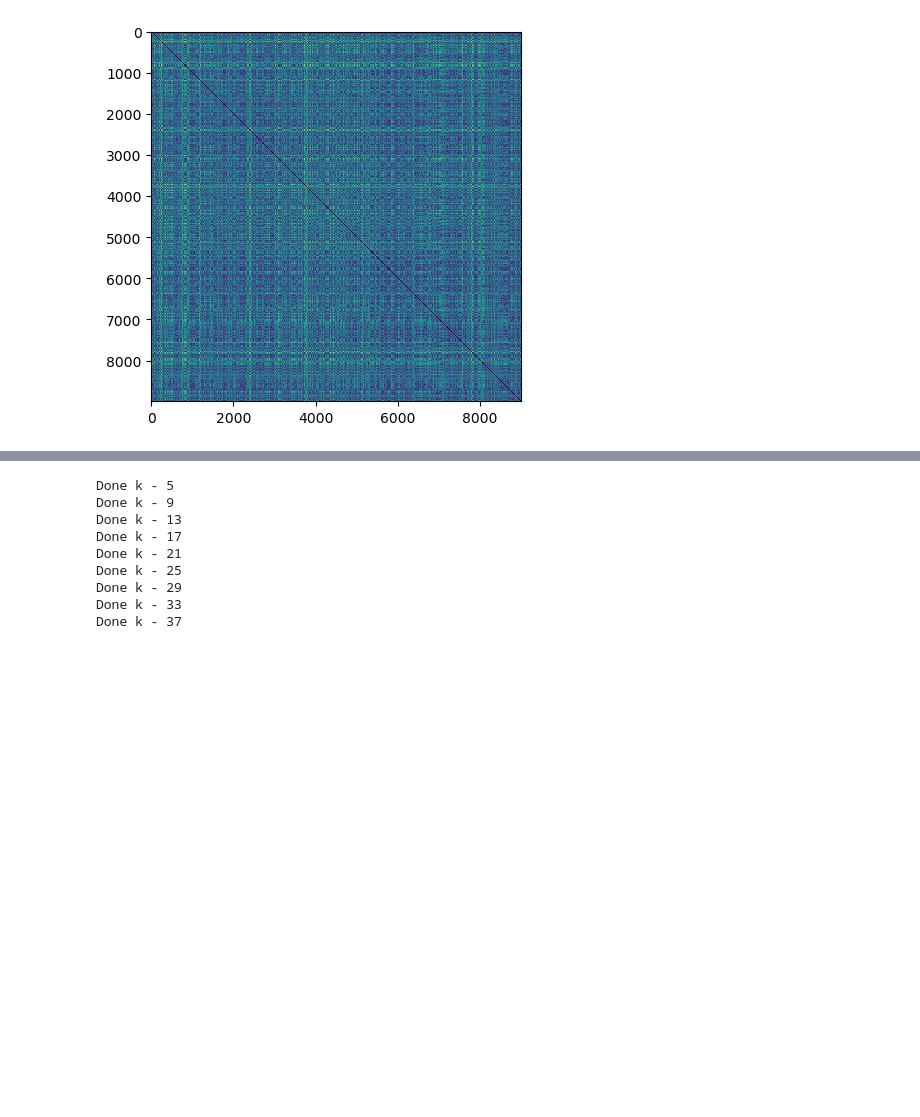
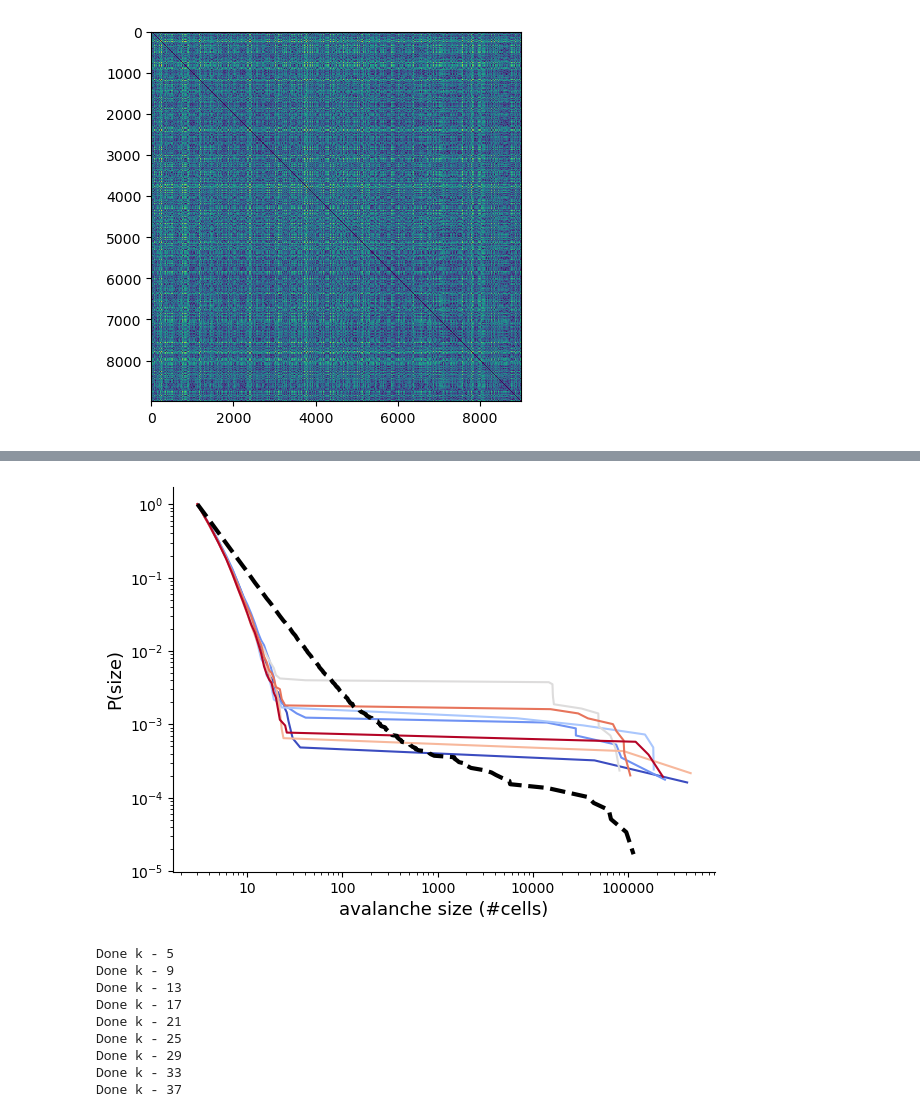
Before and after one commit to dafishcode/suite2p_analysis_py, a Jupyter notebook: Misc1.ipynb, the cells around one changed output, grey strips where cells are left out. Cells and saved outputs as stored; diff of their text form; code cells hidden in the pictures; blank space fills up the shorter version.

```diff
--- a/Misc1.ipynb
+++ b/Misc1.ipynb
@@ -183,0 +248,47 @@ w_e= 0.1  #synaptic weight of excitatory external possion neurons onto all neuro
+# %%
+#Network dynamics
+sim_time = 400 #ms - 10 time steps per ms
+s = 1.5 #Synaptic weights
+N = nodes.shape[0]
+v_rest= 0 #Resting potential
+t_syn_del = 1 * b2.ms #delay between presynaptic spike and postsynaptic increase
+tau_l = 20. * b2.ms #leak time constant - time taken for voltage to reach 63% of resting value
+
+#External input
+N_e = 1000 #number of presynaptic excitatory poisson neurons
+lam = 10 * b2.Hz #poisson rate of external population
+w_e= 0.1  #synaptic weight of excitatory external possion neurons onto all neurons
+
+r_list = np.append(0,np.geomspace(1, 7, Nsteps-1))
+r3av_list = list(range(len(r_list)))
+for i in range(len(r_list)):
+    bind, spikes, volt, sim_mon = netfn.run_net(sim_time, int(40), 30, r_list[i], s, divisor, soften, N, dist, v_rest, t_syn_del, tau_l, N_e, lam, w_e)
+    av, pkg = crfn.avalanche_r(net_nnb, bind)
+    r3av_list[i] = av[0]
+# %%
+total_list = r3av_list
+
+colors = cm.coolwarm(np.linspace(0, 1, len(total_list)))
+#Cycle length - small network
+import matplotlib
+import powerlaw
+fig, axarr = plt.subplots(figsize = (7,5))
+sns.reset_orig()
+# Node coordinates
+#---------------------------------------------------------------------------
+for i in range(len(total_list)):
+    av_dense = total_list[i]
+    powerlaw.plot_ccdf(av_dense, linestyle = '-',linewidth =1.5 , markersize = 1, alpha = 1, c = colors[i])
+
+avdistcut = p20_vec
+powerlaw.plot_ccdf(avdistcut, linestyle = '--',linewidth =3 , markersize = 3, alpha = 1, c = 'k')
+axarr.set_xscale('log')
+axarr.set_yscale('log')
+axarr.set_ylabel('P(size)', size = '13')
+axarr.set_xlabel('avalanche size (#cells)', size = '13')
+axarr.get_xaxis().set_major_formatter(matplotlib.ticker.ScalarFormatter())
+axarr.spines['top'].set_visible(False)
+axarr.spines['right'].set_visible(False)
+plt.show()
+# %% [output]
+[figure, added]
```
Also changed, not shown: parts of 21 cells of this notebook, 2 other files.
